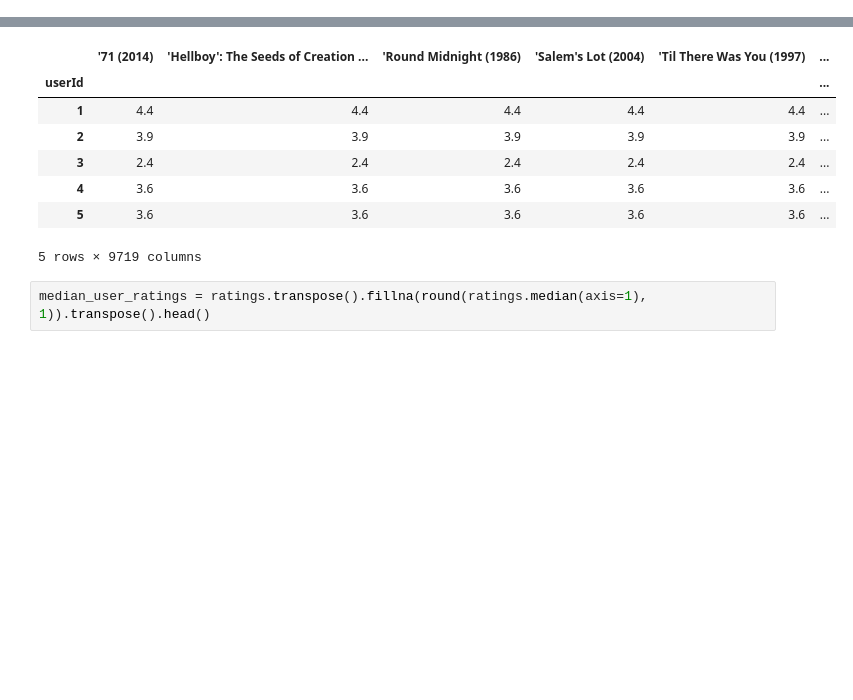
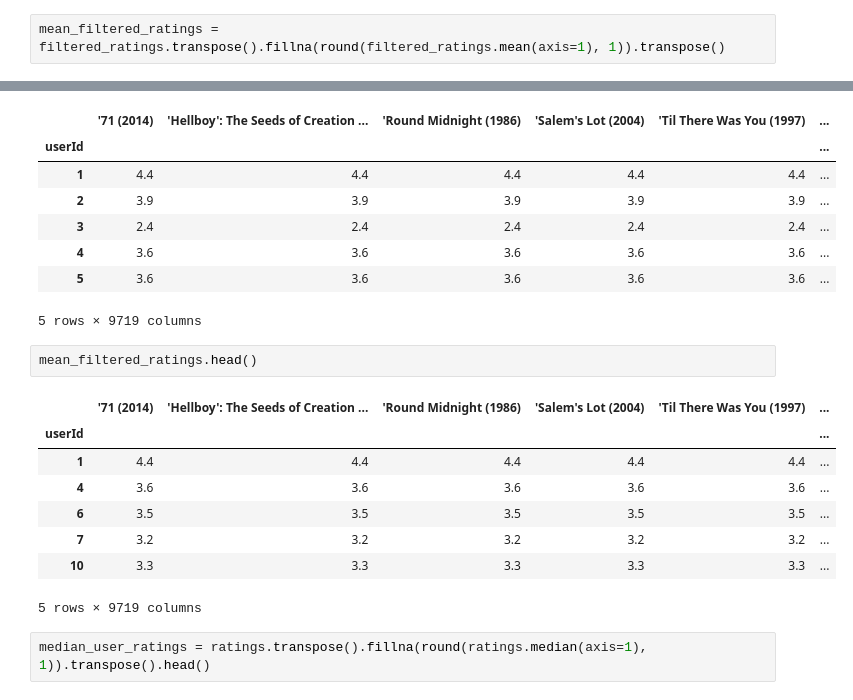
Before and after one commit to padawanabhi/movie_recommendation_app, a Jupyter notebook: pandas_methods_filling.ipynb, the cells around one changed output, grey strips where cells are left out. Cells and saved outputs as stored; diff of their text form; blank space fills up the shorter version.

```diff
--- a/pandas_methods_filling.ipynb
+++ b/pandas_methods_filling.ipynb
@@ -32,6 +45,8 @@ ratings.T.head()
 5 rows × 610 columns
 # %%
 mean_user_ratings = ratings.transpose().fillna(round(ratings.mean(axis=1), 1)).transpose().head()
+# %%
+mean_filtered_ratings = filtered_ratings.transpose().fillna(round(filtered_ratings.mean(axis=1), 1)).transpose()
 # %%
 mean_user_ratings.head()
 # %% [output]
@@ -43,6 +58,17 @@ mean_user_ratings.head()
 | 4 | 3.6 | 3.6 | 3.6 | 3.6 | 3.6 | ... |
 | 5 | 3.6 | 3.6 | 3.6 | 3.6 | 3.6 | ... |
 5 rows × 9719 columns
+# %%
+mean_filtered_ratings.head()
+# %% [output]
+|  | '71 (2014) | 'Hellboy': The Seeds of Creation ... | 'Round Midnight (1986) | 'Salem's Lot (2004) | 'Til There Was You (1997) | ... |
+| userId |  |  |  |  |  | ... |
+| 1 | 4.4 | 4.4 | 4.4 | 4.4 | 4.4 | ... |
+| 4 | 3.6 | 3.6 | 3.6 | 3.6 | 3.6 | ... |
+| 6 | 3.5 | 3.5 | 3.5 | 3.5 | 3.5 | ... |
+| 7 | 3.2 | 3.2 | 3.2 | 3.2 | 3.2 | ... |
+| 10 | 3.3 | 3.3 | 3.3 | 3.3 | 3.3 | ... |
+5 rows × 9719 columns
 # %%
 median_user_ratings = ratings.transpose().fillna(round(ratings.median(axis=1), 1)).transpose().head()
 # %%
```
Also changed, not shown: parts of 15 cells of this notebook, 14 other files.
